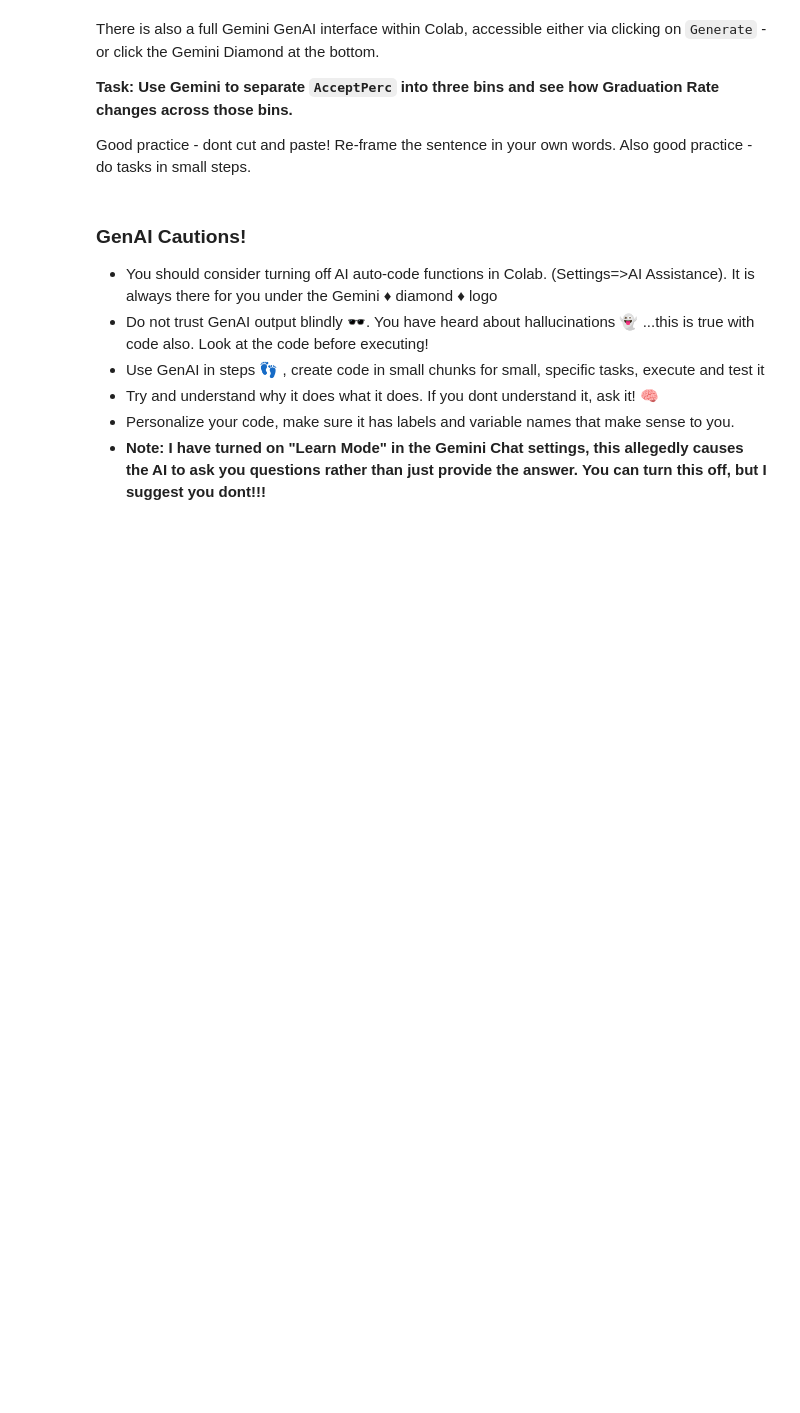
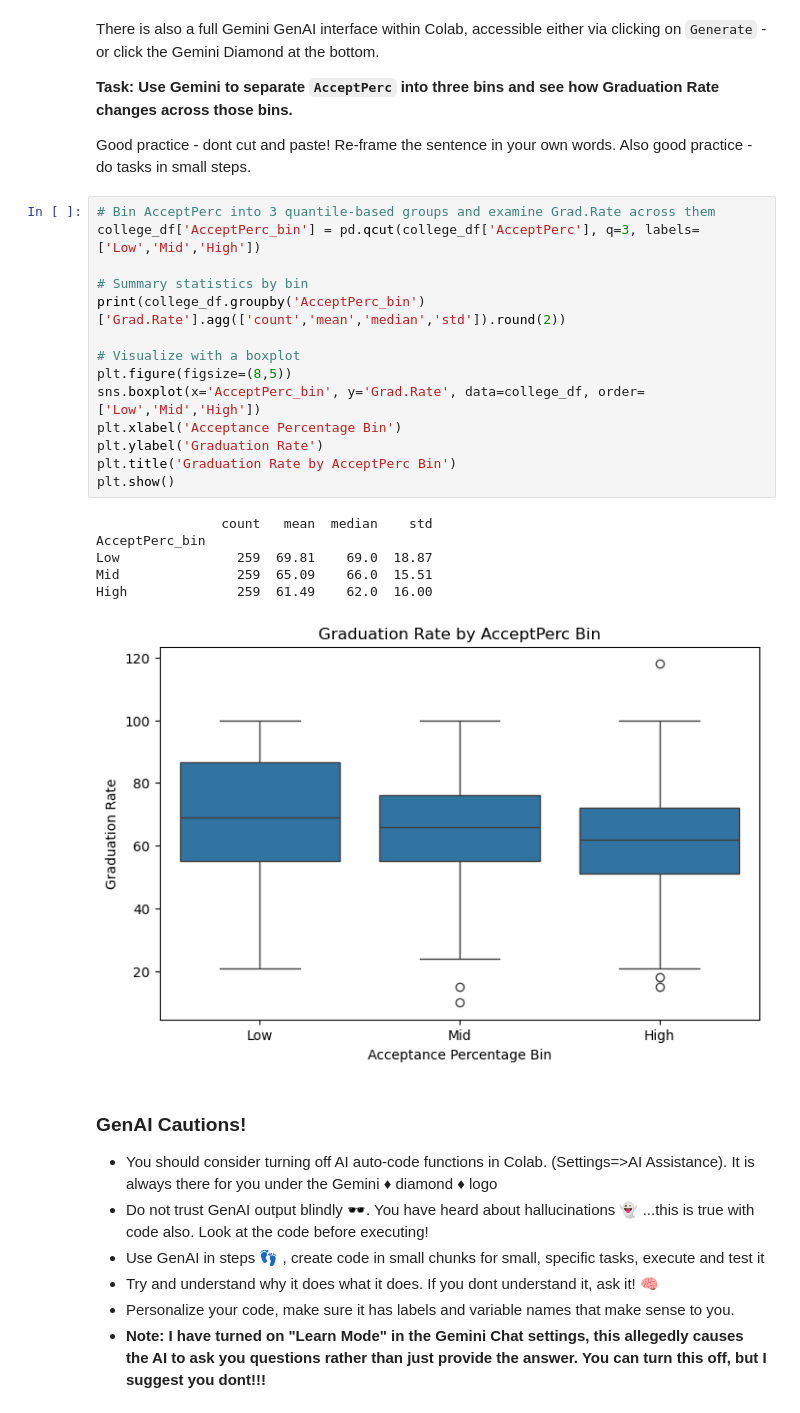
Before and after one commit to chrismji/Datasci-and-Ai-in-Bus, a Jupyter notebook: T1_Managing_data.ipynb, the cells around one changed output. Drawn from its saved outputs; the diff is of its cells as text; blank space fills up the shorter version.

```diff
--- a/T1_Managing_data.ipynb
+++ b/T1_Managing_data.ipynb
@@ -216,6 +416,27 @@ There is also a full Gemini GenAI interface within Colab, accessible either via
 **Task: Use Gemini to separate `AcceptPerc` into three bins and see how Graduation Rate changes across those bins.**
 
 Good practice - dont cut and paste!  Re-frame the sentence in your own words. Also good practice - do tasks in small steps.
+# %%
+# Bin AcceptPerc into 3 quantile-based groups and examine Grad.Rate across them
+college_df['AcceptPerc_bin'] = pd.qcut(college_df['AcceptPerc'], q=3, labels=['Low','Mid','High'])
+
+# Summary statistics by bin
+print(college_df.groupby('AcceptPerc_bin')['Grad.Rate'].agg(['count','mean','median','std']).round(2))
+
+# Visualize with a boxplot
+plt.figure(figsize=(8,5))
+sns.boxplot(x='AcceptPerc_bin', y='Grad.Rate', data=college_df, order=['Low','Mid','High'])
+plt.xlabel('Acceptance Percentage Bin')
+plt.ylabel('Graduation Rate')
+plt.title('Graduation Rate by AcceptPerc Bin')
+plt.show()
+# %% [output]
+                count   mean  median    std
+AcceptPerc_bin
+Low               259  69.81    69.0  18.87
+Mid               259  65.09    66.0  15.51
+High              259  61.49    62.0  16.00
+[figure, added]
 # %% [markdown]
 ### GenAI Cautions!
 
```
Also changed, not shown: parts of 18 cells of this notebook.
